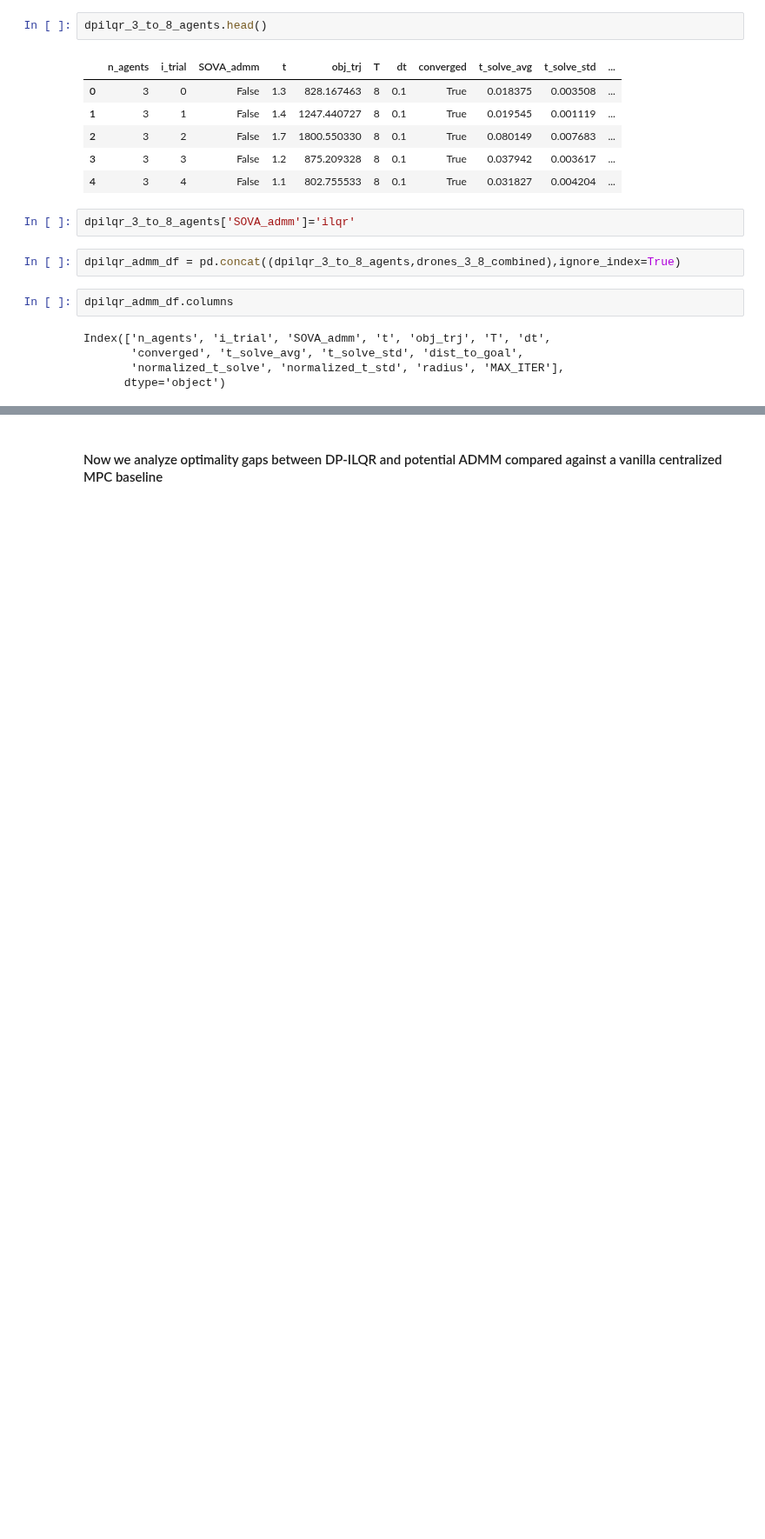
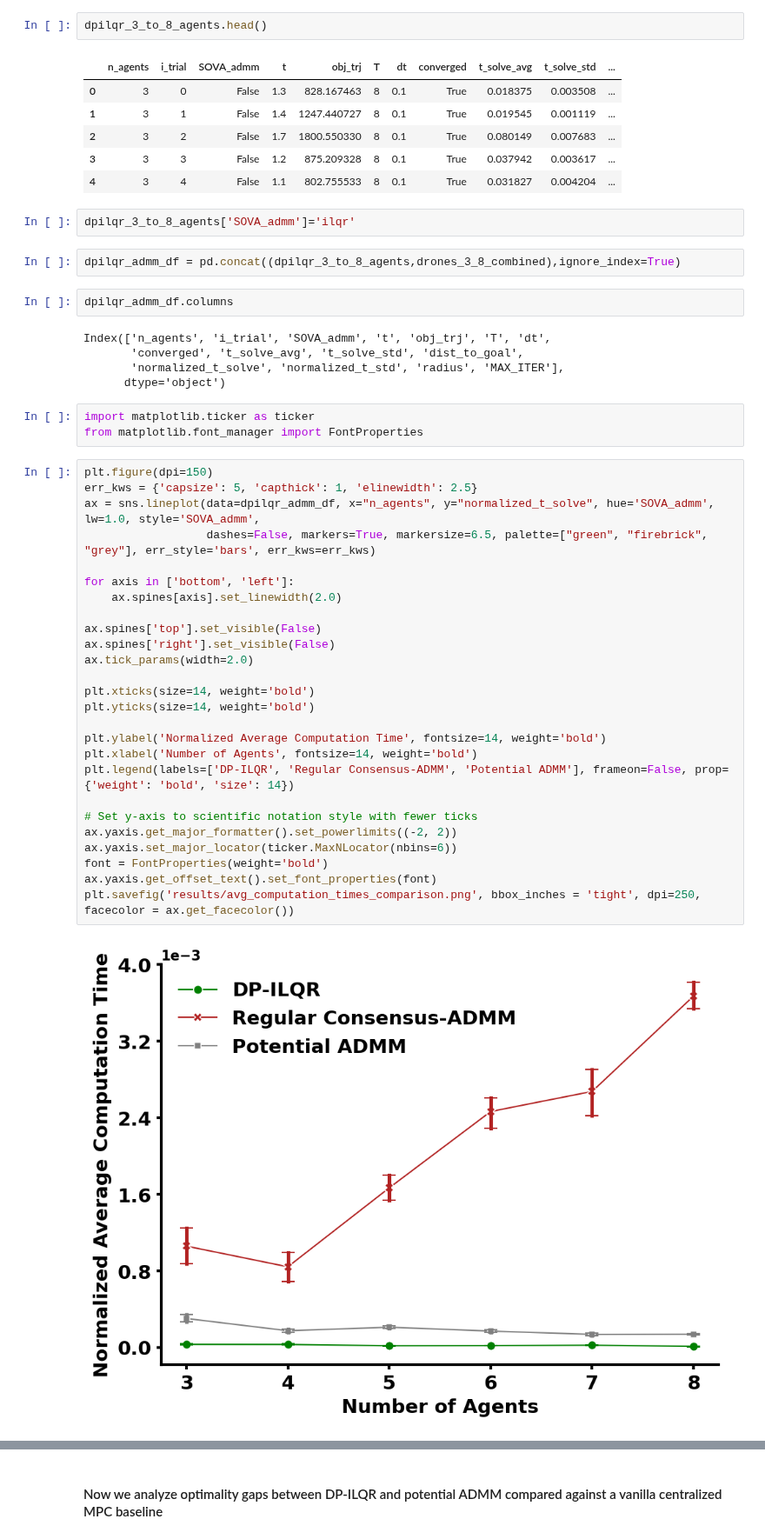
Before and after one commit to labicon/Potential-ADMM_code, a Jupyter notebook: distributed_ADMM/monte_carlo_analysis.ipynb, the cells around one changed output, grey strips where cells are left out. Shown at 87% size. Saved outputs shown, nothing was run; the diff lists cells and outputs as text; blank space fills up the shorter version.

```diff
--- a/distributed_ADMM/monte_carlo_analysis.ipynb
+++ b/distributed_ADMM/monte_carlo_analysis.ipynb
@@ -71,4 +71,35 @@ Index(['n_agents', 'i_trial', 'SOVA_admm', 't', 'obj_trj', 'T', 'dt',
        'converged', 't_solve_avg', 't_solve_std', 'dist_to_goal',
        'normalized_t_solve', 'normalized_t_std', 'radius', 'MAX_ITER'],
       dtype='object')
+# %%
+import matplotlib.ticker as ticker
+from matplotlib.font_manager import FontProperties
+# %%
+plt.figure(dpi=150)
+err_kws = {'capsize': 5, 'capthick': 1, 'elinewidth': 2.5}
+ax = sns.lineplot(data=dpilqr_admm_df, x="n_agents", y="normalized_t_solve", hue='SOVA_admm', lw=1.0, style='SOVA_admm',
+                  dashes=False, markers=True, markersize=6.5, palette=["green", "firebrick", "grey"], err_style='bars', err_kws=err_kws)
+
+for axis in ['bottom', 'left']:
+    ax.spines[axis].set_linewidth(2.0)
+
+ax.spines['top'].set_visible(False)
+ax.spines['right'].set_visible(False)
+ax.tick_params(width=2.0)
+
+plt.xticks(size=14, weight='bold')
+plt.yticks(size=14, weight='bold')
+
+plt.ylabel('Normalized Average Computation Time', fontsize=14, weight='bold')
+plt.xlabel('Number of Agents', fontsize=14, weight='bold')
+plt.legend(labels=['DP-ILQR', 'Regular Consensus-ADMM', 'Potential ADMM'], frameon=False, prop={'weight': 'bold', 'size': 14})
+
+# Set y-axis to scientific notation style with fewer ticks
+ax.yaxis.get_major_formatter().set_powerlimits((-2, 2))
+ax.yaxis.set_major_locator(ticker.MaxNLocator(nbins=6))
+font = FontProperties(weight='bold')
+ax.yaxis.get_offset_text().set_font_properties(font)
+plt.savefig('results/avg_computation_times_comparison.png', bbox_inches = 'tight', dpi=250, facecolor = ax.get_facecolor())
+# %% [output]
+[figure, added]
 # %%
```
Also changed, not shown: parts of 99 cells of this notebook, 14 other files.
